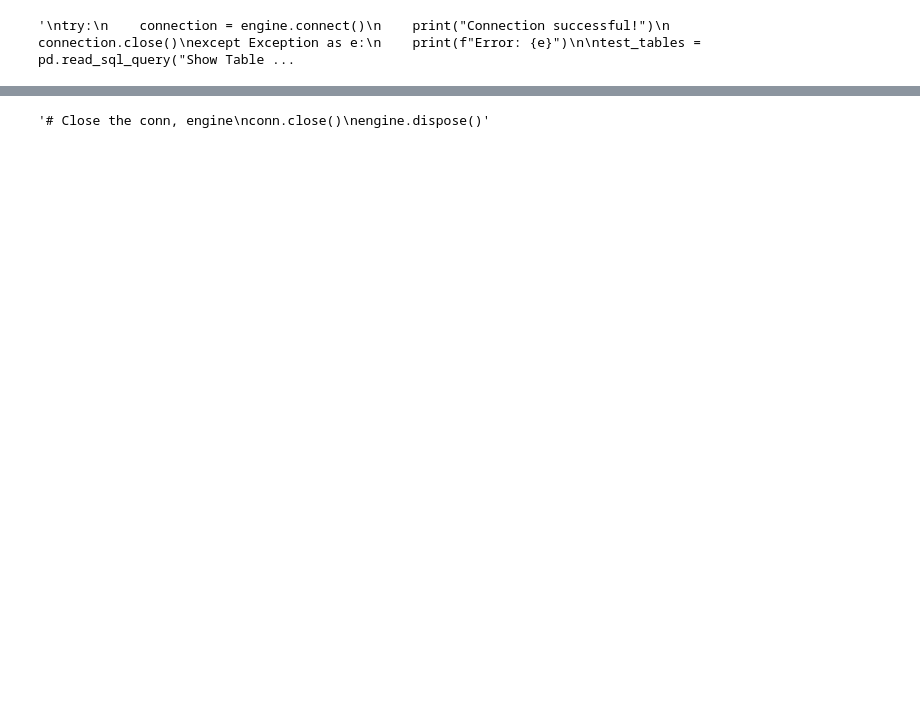
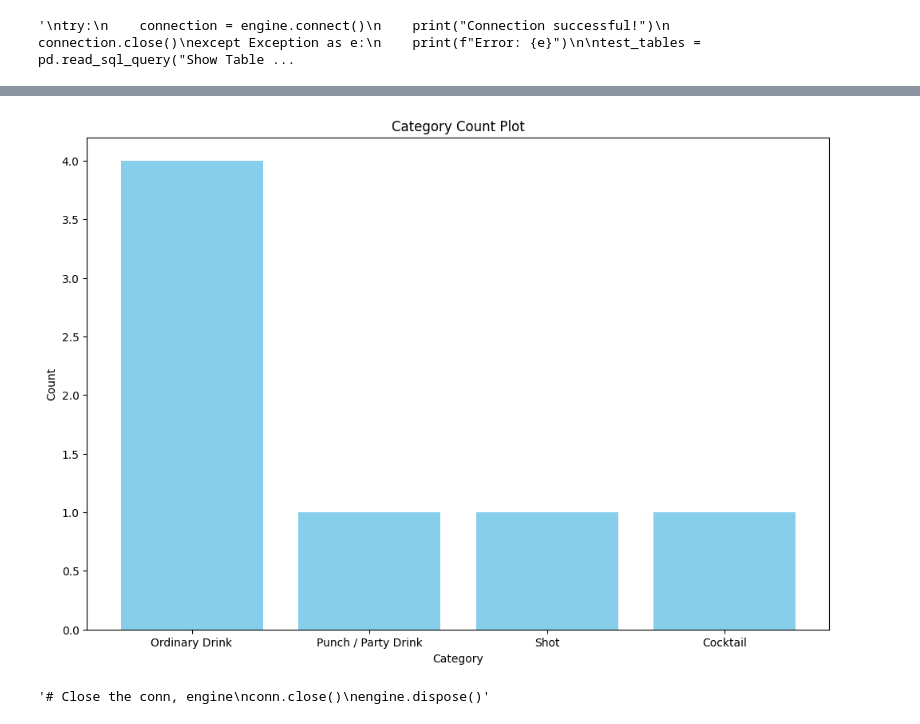
Before and after one commit to mmoran90/ADS507, a Jupyter notebook: alc.ipynb, the cells around one changed output, grey strips where cells are left out. Cells and saved outputs as stored; diff of their text form; code cells hidden in the pictures; blank space fills up the shorter version.

```diff
--- a/alc.ipynb
+++ b/alc.ipynb
@@ -178,0 +172,17 @@ Search count: 8
+# %%
+global_user_input
+# create view from the result in where ingredient in a  and count it in query.. plot it
+plot_query = text(f"""SELECT count(*) as count, strCategory
+                        FROM cocktail
+                        WHERE strIngredient1 like '%{global_user_input}%'
+                        or strIngredient2 like '%{global_user_input}%'
+                        or strIngredient3 like '%{global_user_input}%'
+                        GROUP BY strCategory""")
+print(plot_query)
+with engine.connect() as conn:
+    result = conn.execute(plot_query)
+    rows = result.fetchall()
+
+#Display the result
+df_query = pd.DataFrame(rows, columns=result.keys())
+df_query
@@ -179 +201,12 @@ Search count: 8
+# %%
+# Plotting the bar chart
+plt.figure(figsize=(12, 8))
+# Pivot the DataFrame to prepare for grouped bar chart
+plt.bar(df_query['strCategory'], df_query['count'], color='skyblue')
+plt.xlabel('Category')
+plt.ylabel('Count')
+plt.title('Category Count Plot')
+plt.show()
+# %% [output]
+[figure, added]
 # %%
```
Also changed, not shown: parts of 9 cells of this notebook, 1 other file.
